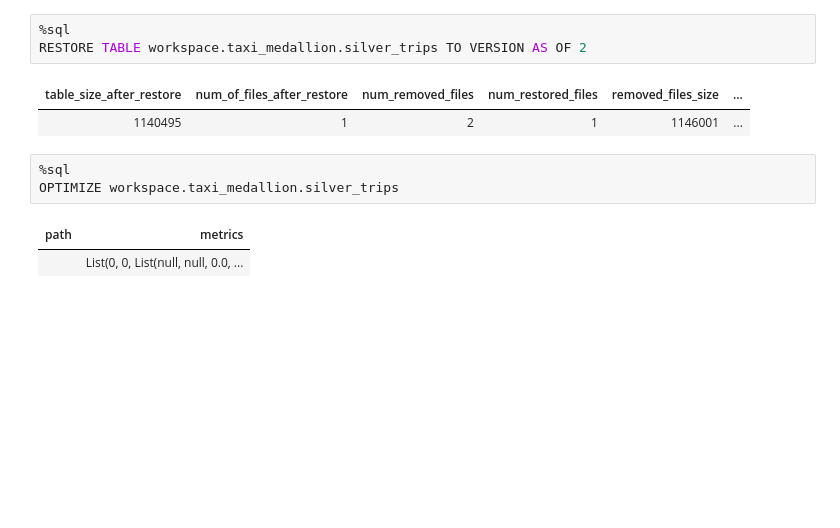
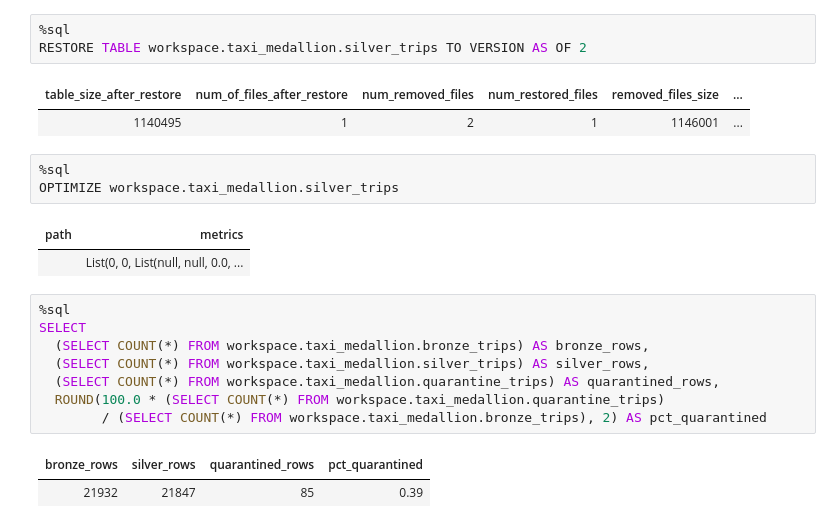
Before and after one commit to codingwithjeffrey/databricks-taxi-medallion-pipeline, a Jupyter notebook: notebooks/04_delta_demo.ipynb, the cells around one changed output. Saved outputs shown, nothing was run; the diff lists cells and outputs as text; blank space fills up the shorter version.

Commit message:
Checked % of quarantined rows
Added cell to check percentage of quarantined rows on notebook 4

```diff
--- a/notebooks/04_delta_demo.ipynb
+++ b/notebooks/04_delta_demo.ipynb
@@ -51,3 +51,14 @@ OPTIMIZE workspace.taxi_medallion.silver_trips
 # %% [output]
 | path | metrics |
 |  | List(0, 0, List(null, null, 0.0, ... |
+# %%
+%sql
+SELECT
+  (SELECT COUNT(*) FROM workspace.taxi_medallion.bronze_trips) AS bronze_rows,
+  (SELECT COUNT(*) FROM workspace.taxi_medallion.silver_trips) AS silver_rows,
+  (SELECT COUNT(*) FROM workspace.taxi_medallion.quarantine_trips) AS quarantined_rows,
+  ROUND(100.0 * (SELECT COUNT(*) FROM workspace.taxi_medallion.quarantine_trips)
+        / (SELECT COUNT(*) FROM workspace.taxi_medallion.bronze_trips), 2) AS pct_quarantined
+# %% [output]
+| bronze_rows | silver_rows | quarantined_rows | pct_quarantined |
+| 21932 | 21847 | 85 | 0.39 |
```
